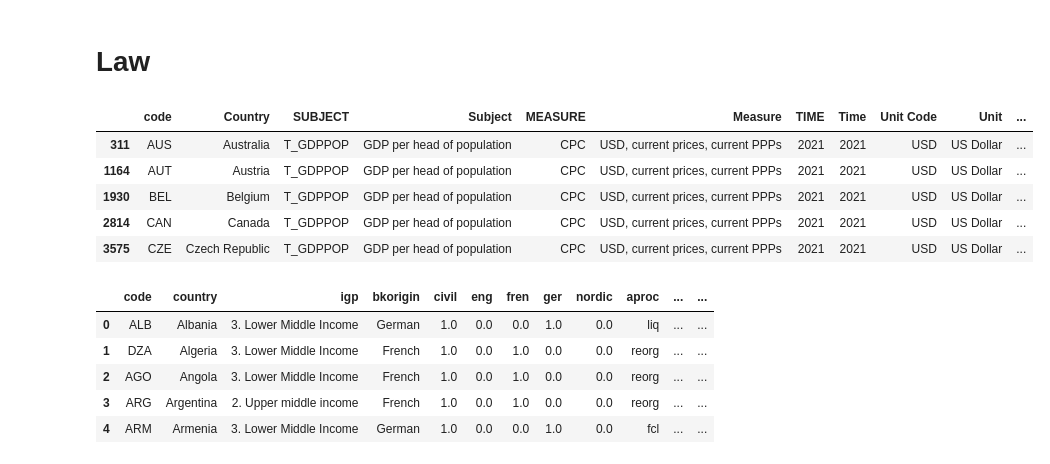
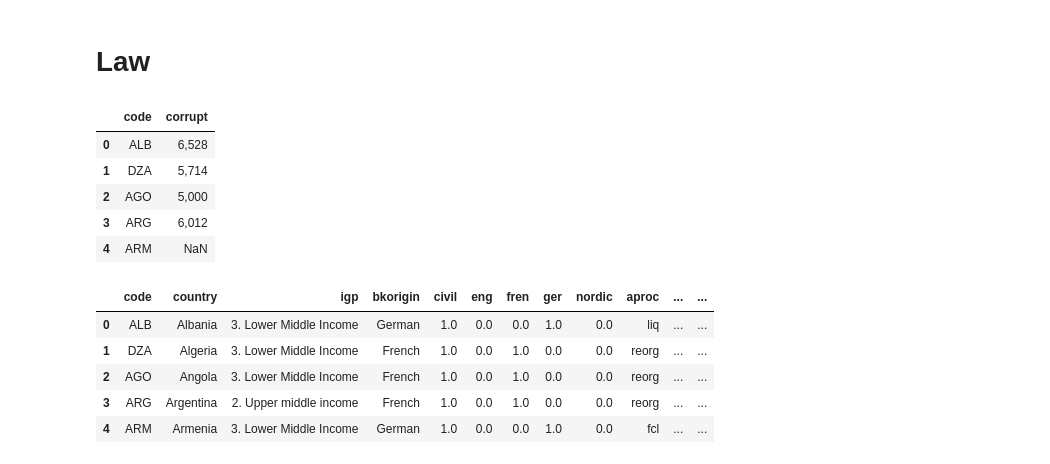
Before and after one commit to PauFou/rule_of_law_per_juridiq, a Jupyter notebook: rule_of_law.ipynb, the cells around one changed output. Cells and saved outputs as stored; diff of their text form; code cells hidden in the pictures.

```diff
--- a/rule_of_law.ipynb
+++ b/rule_of_law.ipynb
@@ -21,20 +22,20 @@ import statsmodels.formula.api as smf
 # %% [markdown]
 # Law
 # %%
-rule_of_law_df = pd.read_csv("rule_of_law.csv", delimiter=";")
-debt_df = pd.read_csv("debt_info.csv", delimiter=";")
-gdp_df = pd.read_csv("gdp_per_cap.csv")
-gdp_df.head()
+rule_of_law_df = pd.read_csv("data/rule_of_law.csv", delimiter=";")
+debt_df = pd.read_csv("data/debt_info.csv", delimiter=";")
+gdp_df = pd.read_csv("data/gdp_per_cap.csv")
+corrupt_df = debt_df[["code","corrupt"]]
 gdp_df = gdp_df[(gdp_df['Time'] == 2021)&(gdp_df['Subject'] == "GDP per head of population")&(gdp_df['Measure'] == "USD, current prices, current PPPs")]
 gdp_df = gdp_df.rename(columns = {'LOCATION':'code'})
-gdp_df.head()
+corrupt_df.head()
 # %% [output]
-|  | code | Country | SUBJECT | Subject | MEASURE | Measure | TIME | Time | Unit Code | Unit | ... |
-| 311 | AUS | Australia | T_GDPPOP | GDP per head of population | CPC | USD, current prices, current PPPs | 2021 | 2021 | USD | US Dollar | ... |
-| 1164 | AUT | Austria | T_GDPPOP | GDP per head of population | CPC | USD, current prices, current PPPs | 2021 | 2021 | USD | US Dollar | ... |
-| 1930 | BEL | Belgium | T_GDPPOP | GDP per head of population | CPC | USD, current prices, current PPPs | 2021 | 2021 | USD | US Dollar | ... |
-| 2814 | CAN | Canada | T_GDPPOP | GDP per head of population | CPC | USD, current prices, current PPPs | 2021 | 2021 | USD | US Dollar | ... |
-| 3575 | CZE | Czech Republic | T_GDPPOP | GDP per head of population | CPC | USD, current prices, current PPPs | 2021 | 2021 | USD | US Dollar | ... |
+|  | code | corrupt |
+| 0 | ALB | 6,528 |
+| 1 | DZA | 5,714 |
+| 2 | AGO | 5,000 |
+| 3 | ARG | 6,012 |
+| 4 | ARM | NaN |
 # %%
 rule_of_law_df.columns = ["country","code","region","income group","rule of law"]
 debt_df.head()
```
Also changed, not shown: parts of 12 cells of this notebook, 7 other files.
